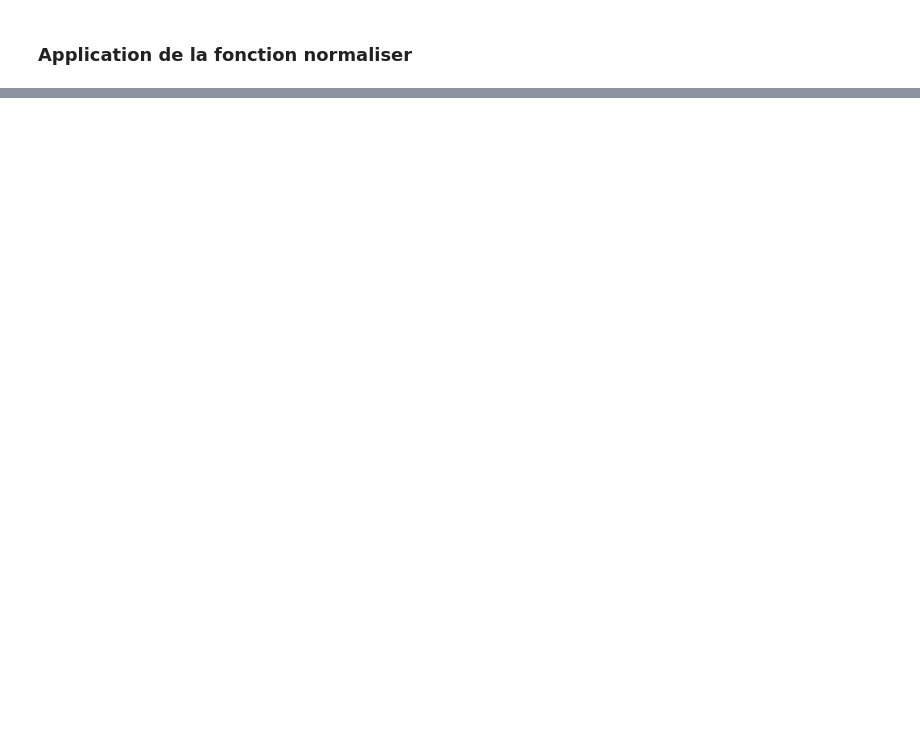
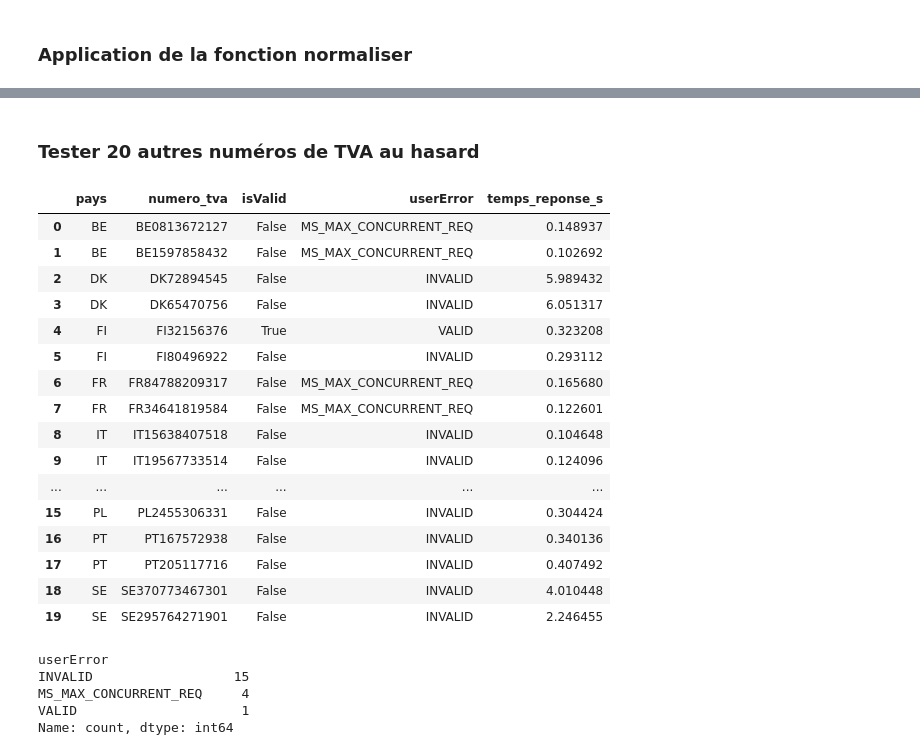
Before and after one commit to DarkSpharx/TVA_API-VIES, a Jupyter notebook: notebook/nettoyage.ipynb, the cells around one changed output, grey strips where cells are left out. Saved outputs shown, nothing was run; the diff lists cells and outputs as text; code cells hidden in the pictures; blank space fills up the shorter version.

```diff
--- a/notebook/nettoyage.ipynb
+++ b/notebook/nettoyage.ipynb
@@ -37,0 +280,60 @@ df["tva_normalisee"] = df["numero_tva"].fillna("").apply(normaliser)
+# %% [markdown]
+### Tester 20 autres numéros de TVA au hasard
+# %%
+candidats_non_testes = df_candidats_vies.loc[
+    ~df_candidats_vies.index.isin(echantillon_vies.index)
+]
+
+echantillon_vies_2 = candidats_non_testes.groupby(
+    candidats_non_testes["tva_normalisee"].str[:2]
+).sample(n=2, random_state=43)
+
+mesures_vies_2 = []
+
+for numero_complet in echantillon_vies_2["tva_normalisee"]:
+    pays = numero_complet[:2]
+    numero = numero_complet[2:]
+    url = f"https://ec.europa.eu/taxation_customs/vies/rest-api/ms/{pays}/vat/{numero}"
+
+    debut = time.perf_counter()
+    reponse = requests.get(url, timeout=30)
+    temps = time.perf_counter() - debut
+    reponse.raise_for_status()
+    donnees = reponse.json()
+
+    mesures_vies_2.append({
+        "pays": pays,
+        "numero_tva": numero_complet,
+        "isValid": donnees.get("isValid"),
+        "userError": donnees.get("userError"),
+        "temps_reponse_s": temps,
+    })
+
+    time.sleep(30)
+
+df_temps_vies_2 = pd.DataFrame(mesures_vies_2)
+display(df_temps_vies_2)
+display(df_temps_vies_2["userError"].value_counts())
+# %% [output]
+|  | pays | numero_tva | isValid | userError | temps_reponse_s |
+| 0 | BE | BE0813672127 | False | MS_MAX_CONCURRENT_REQ | 0.148937 |
+| 1 | BE | BE1597858432 | False | MS_MAX_CONCURRENT_REQ | 0.102692 |
+| 2 | DK | DK72894545 | False | INVALID | 5.989432 |
+| 3 | DK | DK65470756 | False | INVALID | 6.051317 |
+| 4 | FI | FI32156376 | True | VALID | 0.323208 |
+| 5 | FI | FI80496922 | False | INVALID | 0.293112 |
+| 6 | FR | FR84788209317 | False | MS_MAX_CONCURRENT_REQ | 0.165680 |
+| 7 | FR | FR34641819584 | False | MS_MAX_CONCURRENT_REQ | 0.122601 |
+| 8 | IT | IT15638407518 | False | INVALID | 0.104648 |
+| 9 | IT | IT19567733514 | False | INVALID | 0.124096 |
+| ... | ... | ... | ... | ... | ... |
+| 15 | PL | PL2455306331 | False | INVALID | 0.304424 |
+| 16 | PT | PT167572938 | False | INVALID | 0.340136 |
+| 17 | PT | PT205117716 | False | INVALID | 0.407492 |
+| 18 | SE | SE370773467301 | False | INVALID | 4.010448 |
+| 19 | SE | SE295764271901 | False | INVALID | 2.246455 |
+userError
+INVALID                  15
+MS_MAX_CONCURRENT_REQ     4
+VALID                     1
+Name: count, dtype: int64
```
Also changed, not shown: parts of 27 cells of this notebook, 2 other files.
